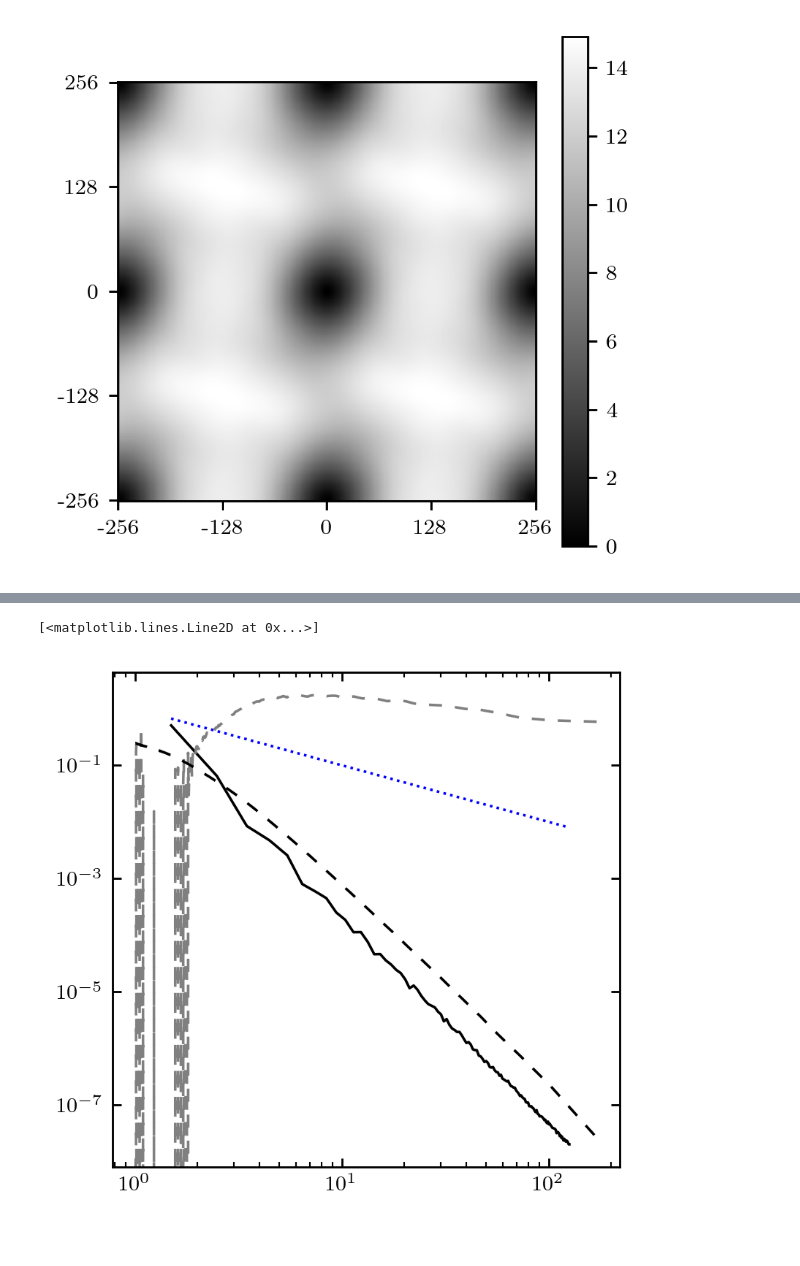
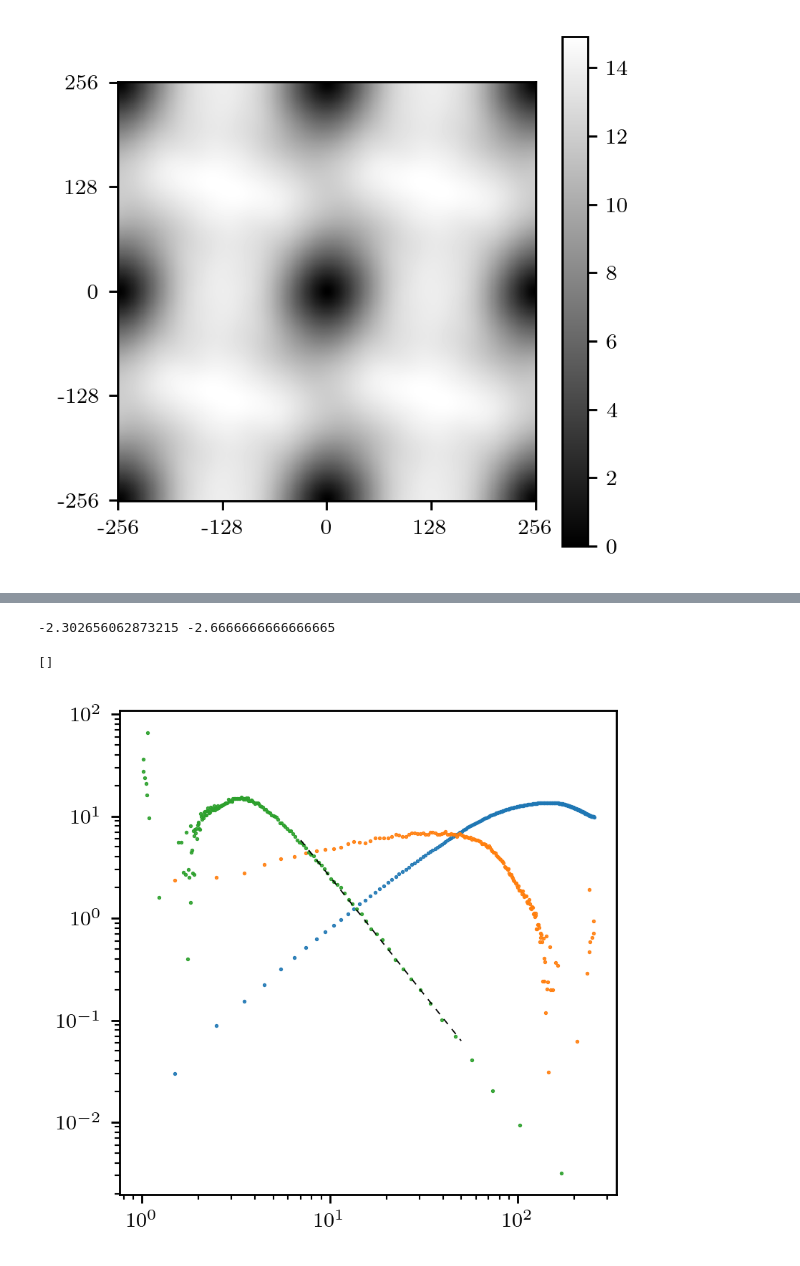
Before and after one commit to mab68/Kea, a Jupyter notebook: example_notebooks/strfn.ipynb, the cells around one changed output, grey strips where cells are left out. Drawn from its saved outputs; the diff is of its cells as text; code cells hidden in the pictures.

```diff
--- a/example_notebooks/strfn.ipynb
+++ b/example_notebooks/strfn.ipynb
@@ -74,17 +119,28 @@ ks, feks, _ = spectra_base.calculate_integrated_spectrum([sf2,], spec_type='moda
-# %%
-fig, ax = plt.subplots(1, 1, figsize=(3.5, 3.5), dpi=256)
-
-ax.yaxis.set_ticks_position('both')
-ax.xaxis.set_ticks_position('both')
-ax.tick_params(axis='y', direction='in')
-ax.tick_params(axis='y', direction='in', which='minor')
-ax.tick_params(axis='x', direction='in')
-ax.tick_params(axis='x', direction='in', which='minor')
-
-ax.loglog(kp, fekp, linewidth=1., linestyle='-', color='black')
-ax.loglog(kp, kp**(-1.), linewidth=1., linestyle=':', color='blue')
-ax.loglog(k, fek, linewidth=1., linestyle=(0, (5, 5)), color='gray')
-ax.loglog(ks, feks, linewidth=1., linestyle=(0, (5, 5)), color='black')
-# %% [output]
-[<matplotlib.lines.Line2D at 0x...>]
-[figure, removed]
+# %%
+fig, ax = plt.subplots(1, 1, figsize=(3.5, 3.5), dpi=256)
+
+nar = statfunc_base.get_lagvec_magnitude_array(sf2.shape)
+nar, sf1d, _ = statistics_base.bin_data(nar, sf2, mean_func=np.nanmean, min_bin=1., cut_excess=True, ignore_nan=True, norm_bin_size=False)
+
+ax.scatter(nar, sf1d, marker='.', s=1.)
+
+dS = np.gradient(sf1d)
+ax.scatter(nar, dS/np.gradient(nar * L/N), marker='.', s=1.)
+
+k_eff = 2.*np.pi/(nar * L/N)
+k_eff = k_eff[::-1]
+fek_eff = (L/N * nar)**2 * dS/np.gradient(nar * L/N)
+fek_eff = fek_eff[::-1]
+
+ax.scatter(k_eff, fek_eff, marker='.', s=1.)
+
+z, xx, p = fit_base.fit_powerlaw(k_eff, fek_eff, 7., 50.)
+print(z[0], -11./3. + 2 - 1)
+
+ax.plot(xx, p, linestyle=(0,(5,5)), linewidth=0.5, color='black')
+
+ax.loglog()
+# %% [output]
+-2.302656062873215 -2.6666666666666665
+[]
+[figure, added]
```
Also changed, not shown: parts of 7 cells of this notebook, 12 other files.
